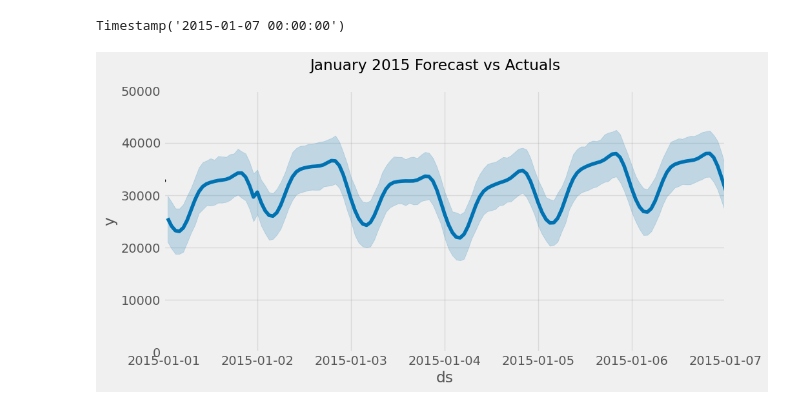
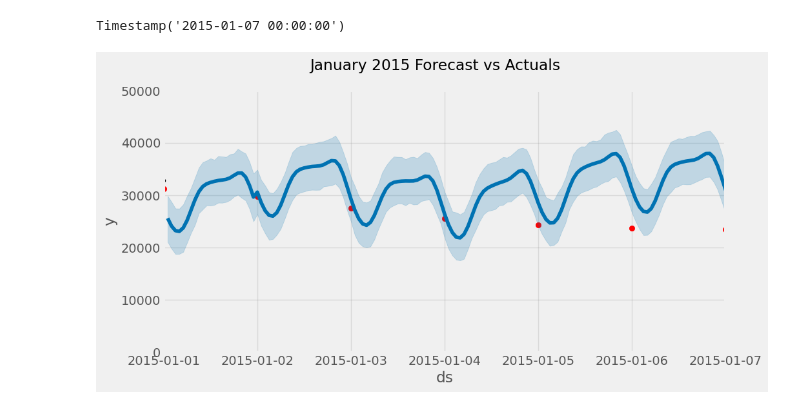
Before and after one commit to jahez07/learnin4romDrSreeni, a Jupyter notebook: forecast/notebooks/timeSeriesForecast_Prophet.ipynb, the cells around one changed output. Cells and saved outputs as stored; diff of their text form; code cells hidden in the pictures.

Commit message:
1 Week forecast from Jan 1

```diff
--- a/forecast/notebooks/timeSeriesForecast_Prophet.ipynb
+++ b/forecast/notebooks/timeSeriesForecast_Prophet.ipynb
@@ -539,11 +539,11 @@ pd.to_datetime('01-07-2015')
 Timestamp('2015-01-07 00:00:00')
 # %%
 fig, ax = plt.subplots(figsize=(10, 5))
-ax.scatter(pjme_test_week1.index, pjme_test_week1['y'], color='r')
+ax.scatter(pjme_test_prophet.index, pjme_test_prophet['y'], color='r')
 fig = model.plot(forecast, ax=ax)
 ax.set_xbound(lower=pd.to_datetime('01-01-2015'),
               upper=pd.to_datetime('01-07-2015'))
 ax.set_ylim(0, 50000)
 plot = plt.suptitle('January 2015 Forecast vs Actuals')
 # %% [output]
-[figure, old version]
+[figure, new version]
```
Also changed, not shown: parts of 1 cell of this notebook.
